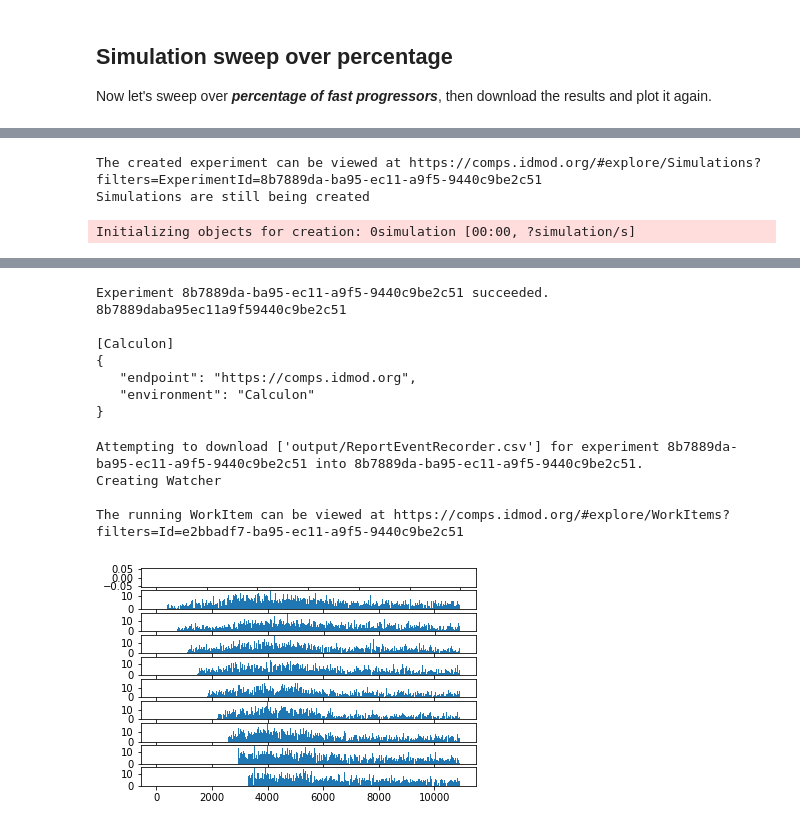
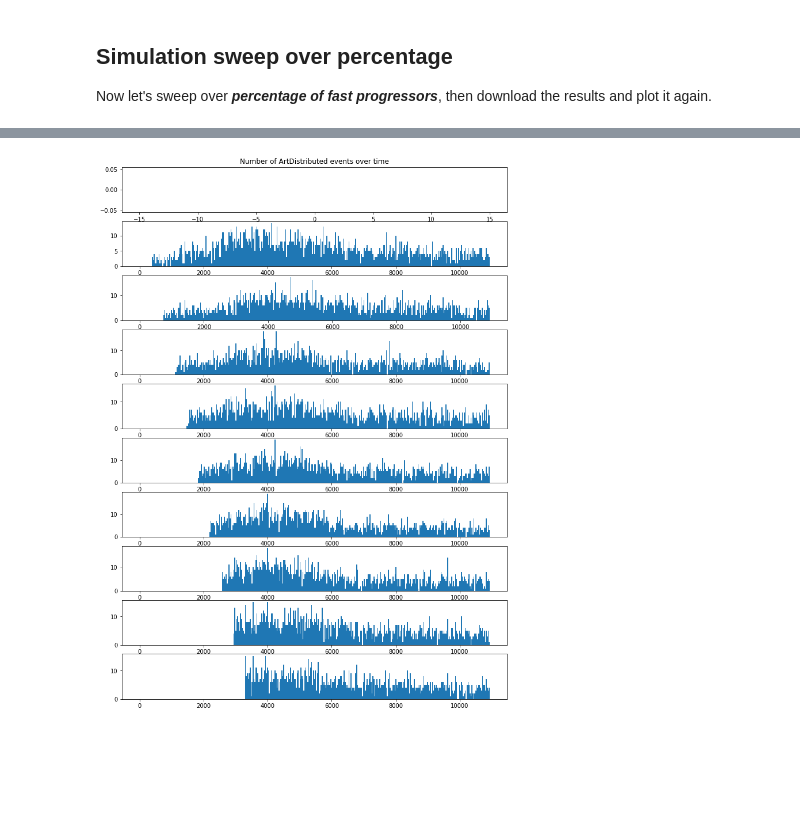
Before and after one commit to jonathanhhb/bindery_demo, a Jupyter notebook: TBHIV/EMOD-TBHIV_QS_ParamSens.ipynb, the cells around one changed output, grey strips where cells are left out. Drawn from its saved outputs; the diff is of its cells as text; code cells hidden in the pictures; blank space fills up the shorter version.

Commit message:
Updates to the last  notebook's plot

```diff
--- a/TBHIV/EMOD-TBHIV_QS_ParamSens.ipynb
+++ b/TBHIV/EMOD-TBHIV_QS_ParamSens.ipynb
@@ -653,56 +811,12 @@ Finally, we're going to do a campaign sweep where we sweep over the start day of
 # %%
-def build_camp( outbreak_start_day = 40, art_start = 10 ):
-    """
-    Import all campaign builder API functions, from emod_api and emodpy_tbhiv...
-    """
-    import emod_api.campaign as camp
-    import emod_api.interventions.outbreak as ob
-    import emod_api.interventions.utils as utils
-    import emodpy_tbhiv as tbhiv
-    import emodpy_tbhiv.interventions.art as art
-    import emodpy_tbhiv.interventions.bcg as bcg
-    import emodpy_tbhiv.interventions.active_diagnostic as ad
-    import emodpy_tbhiv.interventions.hiv_diag as hd
-    from emodpy_tbhiv.interventions import purge_campaign_event
-
-    # Seed the outbreak
-    camp.schema_path = manifest.schema_file
-    seed = ob.seed_by_coverage( camp, outbreak_start_day, 0.05 )
-    purge_campaign_event( seed )
-    camp.add( seed, first=True )
-
-    # Create our campaign with interventions. Some are scheduled...
-    camp.add( art.ART( camp, ["TBActivationPresymptomatic"], start_day=art_start ) )
-    camp.add( bcg.BCG( camp, ["TBActivationPresymptomatic"], start_day=art_start ) )
-
-    # And others are triggered
-    camp.add( ad.ActiveDiagnostic( camp, ["TBActivationPresymptomatic"], start_day=art_start, pos_event="Hello" ) )
-    camp.add( hd.HIVDiagnostic( camp, ["TBActivationPresymptomatic"], start_day=art_start, pos_event="Oh_No_I_Have_HIV", neg_event="Yay" ) )
-
-    return camp
-
-def update_campaign_start_day(simulation, value):
-    value = value * 365
-    build_campaign_partial = partial(build_camp, outbreak_start_day=40, art_start=value)
-    simulation.task.create_campaign_from_callback(build_campaign_partial)
-    return {"campaign_start_day": value}
-
-builder = SimulationBuilder()
-builder.add_sweep_definition( update_campaign_start_day, range(10) )
-
-experiment_id = run_test()
-
-from downloader import download as dl
-manifest.output_dl_folder = str(experiment_id)
-dl(manifest.output_dl_folder, files_to_get="output/ReportEventRecorder.csv")
-
 import json
 import csv
 from collections import defaultdict
 import matplotlib.pyplot as plt
-fig, axs = plt.subplots(10)
+
+fig, axs = plt.subplots(10, figsize=(12, 17 ))
 idx = 0
-
+axs[0].set_title('Number of ArtDistributed events over time')
 for sim in os.listdir(manifest.output_dl_folder):
     arts = defaultdict(int)
     arts[0] = 0
@@ -722,6 +836,3 @@ for sim in os.listdir(manifest.output_dl_folder):
         axs[idx].bar(x, y, width=30)
     idx += 1
 # %% [output]
-The created experiment can be viewed at https://comps.idmod.org/#explore/Simulations?filters=ExperimentId=8b7889da-ba95-ec11-a9f5-9440c9be2c51
-Simulations are still being created
-Initializing objects for creation: 0simulation [00:00, ?simulation/s]
@@ -762,13 +839 @@ WARNING: During schema-based param purge, Event_Map not in schema.
-Experiment 8b7889da-ba95-ec11-a9f5-9440c9be2c51 succeeded.
-8b7889daba95ec11a9f59440c9be2c51
-
-[Calculon]
-{
-   "endpoint": "https://comps.idmod.org",
-   "environment": "Calculon"
-}
-Attempting to download ['output/ReportEventRecorder.csv'] for experiment 8b7889da-ba95-ec11-a9f5-9440c9be2c51 into 8b7889da-ba95-ec11-a9f5-9440c9be2c51.
-Creating Watcher
-
-The running WorkItem can be viewed at https://comps.idmod.org/#explore/WorkItems?filters=Id=e2bbadf7-ba95-ec11-a9f5-9440c9be2c51
-[figure, old version]
+[figure, new version]
```
Also changed, not shown: parts of 21 cells of this notebook.
